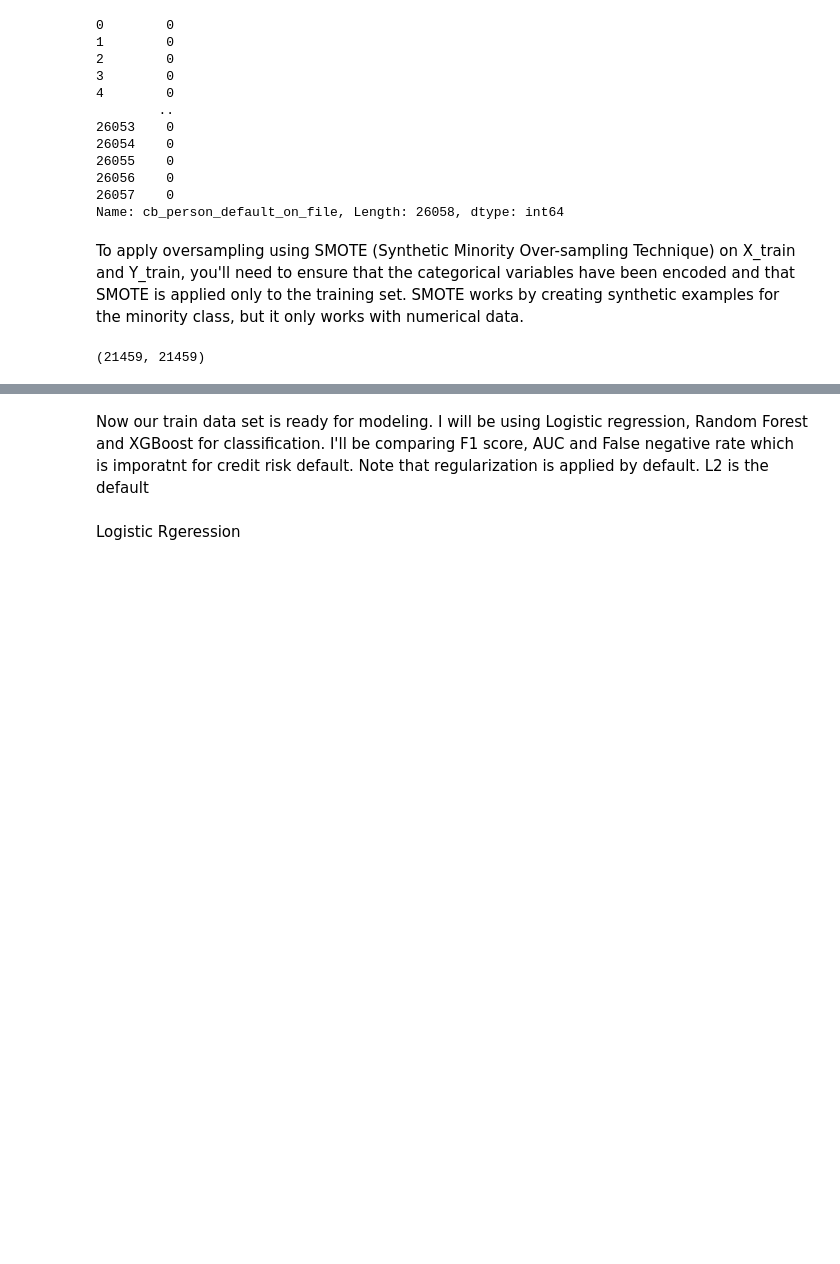
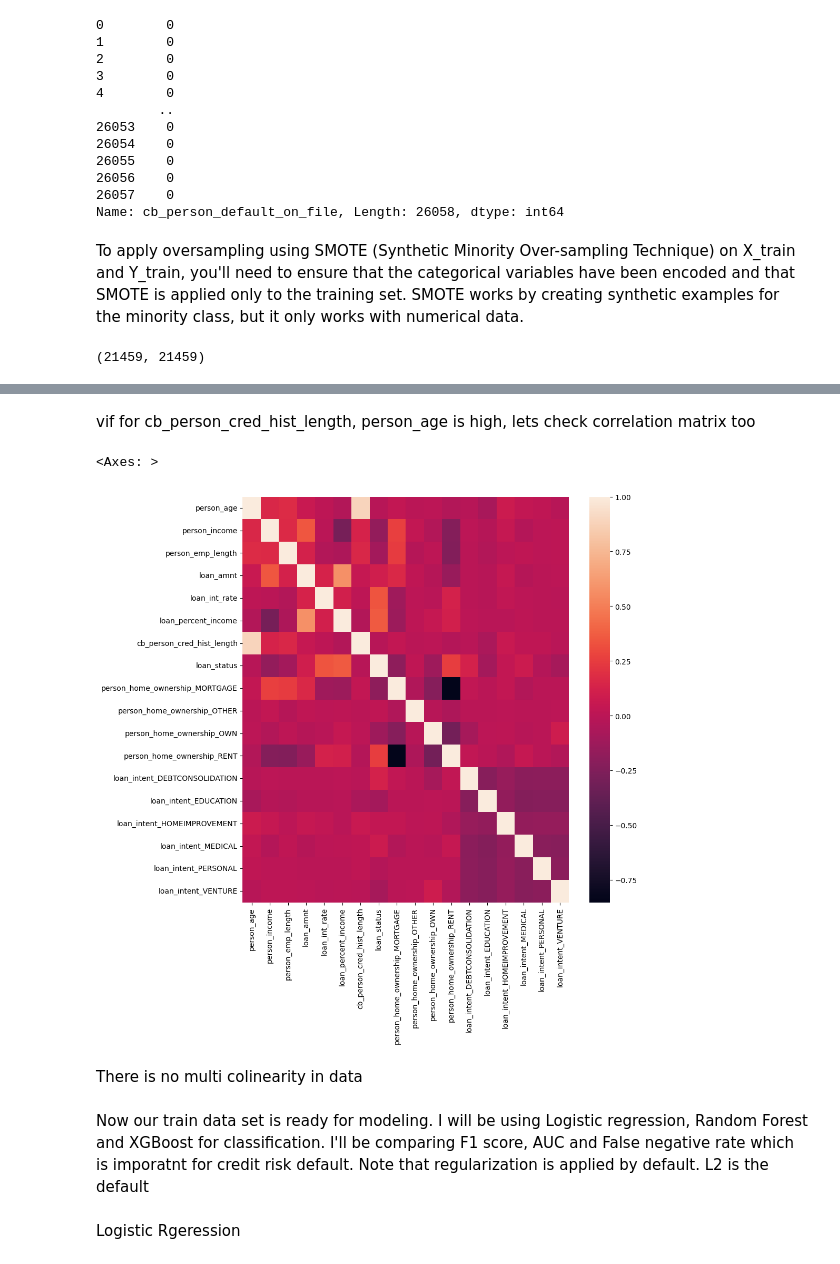
Before and after one commit to SainaPolis/Credit-Risk-Assessment, a Jupyter notebook: main.ipynb, the cells around one changed output, grey strips where cells are left out. Saved outputs shown, nothing was run; the diff lists cells and outputs as text; code cells hidden in the pictures; blank space fills up the shorter version.

```diff
--- a/main.ipynb
+++ b/main.ipynb
@@ -382,0 +434,4 @@ sum(Y_train_resampled==1), sum(Y_train_resampled==0)
+# %% [markdown]
+vif for cb_person_cred_hist_length, person_age is high, lets check correlation matrix too
+# %%
+corr_matrix = X_train_resampled.corr()
@@ -383,3 +441,14 @@ sum(Y_train_resampled==1), sum(Y_train_resampled==0)
+# %%
+#set figure size
+plt.figure(figsize=(10,10))
+
+# Plot correlation heatmap
+sns.heatmap(corr_matrix)
+# %% [output]
+<Axes: >
+[figure, added]
+# %% [markdown]
+There is no multi colinearity in data
 # %% [markdown]
 Now our train data set is ready for modeling. I will be using Logistic regression, Random Forest and XGBoost for classification. I'll be comparing F1 score, AUC and False negative rate which is imporatnt for credit risk default. Note that regularization is applied by default. L2 is the default
 # %% [markdown]
```
Also changed, not shown: parts of 16 cells of this notebook.
